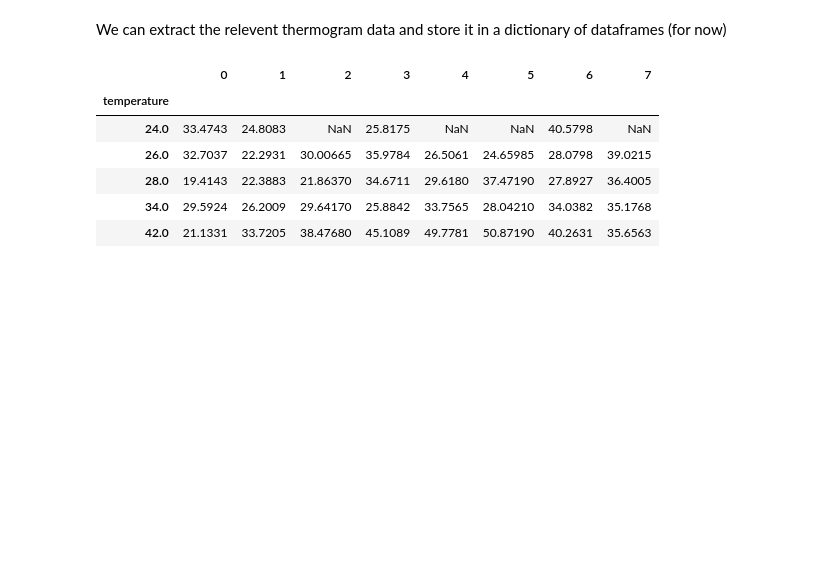
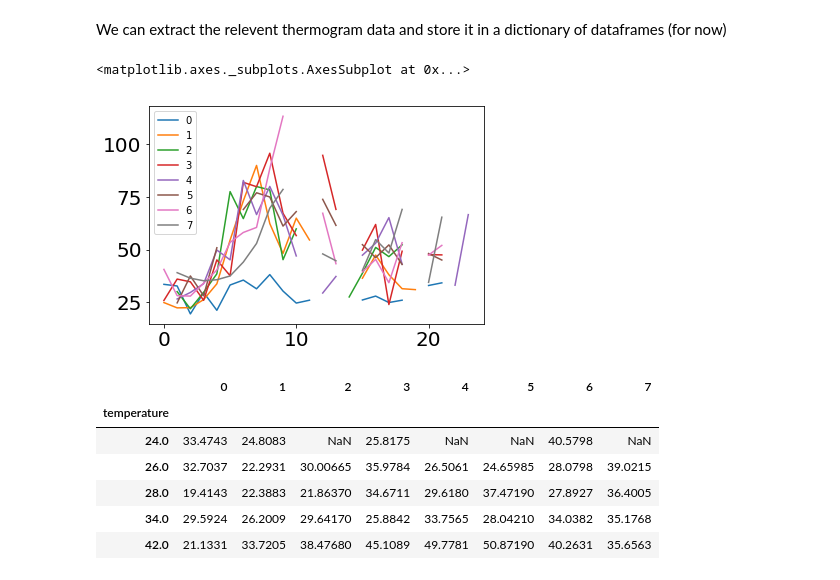
Before and after one commit to Micpri/ToFCIMSAnalysis, a Jupyter notebook: examples.ipynb, the cells around one changed output. Cells and saved outputs as stored; diff of their text form; code cells hidden in the pictures; blank space fills up the shorter version.

```diff
--- a/examples.ipynb
+++ b/examples.ipynb
@@ -241,3 +309,17 @@ We can extract the relevent thermogram data and store it in a dictionary of data
+# %%
+des = ts.ExtractDesorptions(df=data,
+                        columns_to_extract=masses,
+                        mask_column_name="state_name",
+                        figaero_cycle_column_name="figearo_cycle",
+                        thermogram_mask_val=[2],
+                        temperature_dp=2,
+#                         index_col="time",
+                        bad_cycles=[])
+# %%
+des['m150'].plot(use_index=False)
+# %% [output]
+<matplotlib.axes._subplots.AxesSubplot at 0x...>
+[figure, added]
 # %%
 desorptions = ts.ExtractDesorptions(df=data,
                                     columns_to_extract=masses,
```
Also changed, not shown: parts of 16 cells of this notebook, 3 other files.
